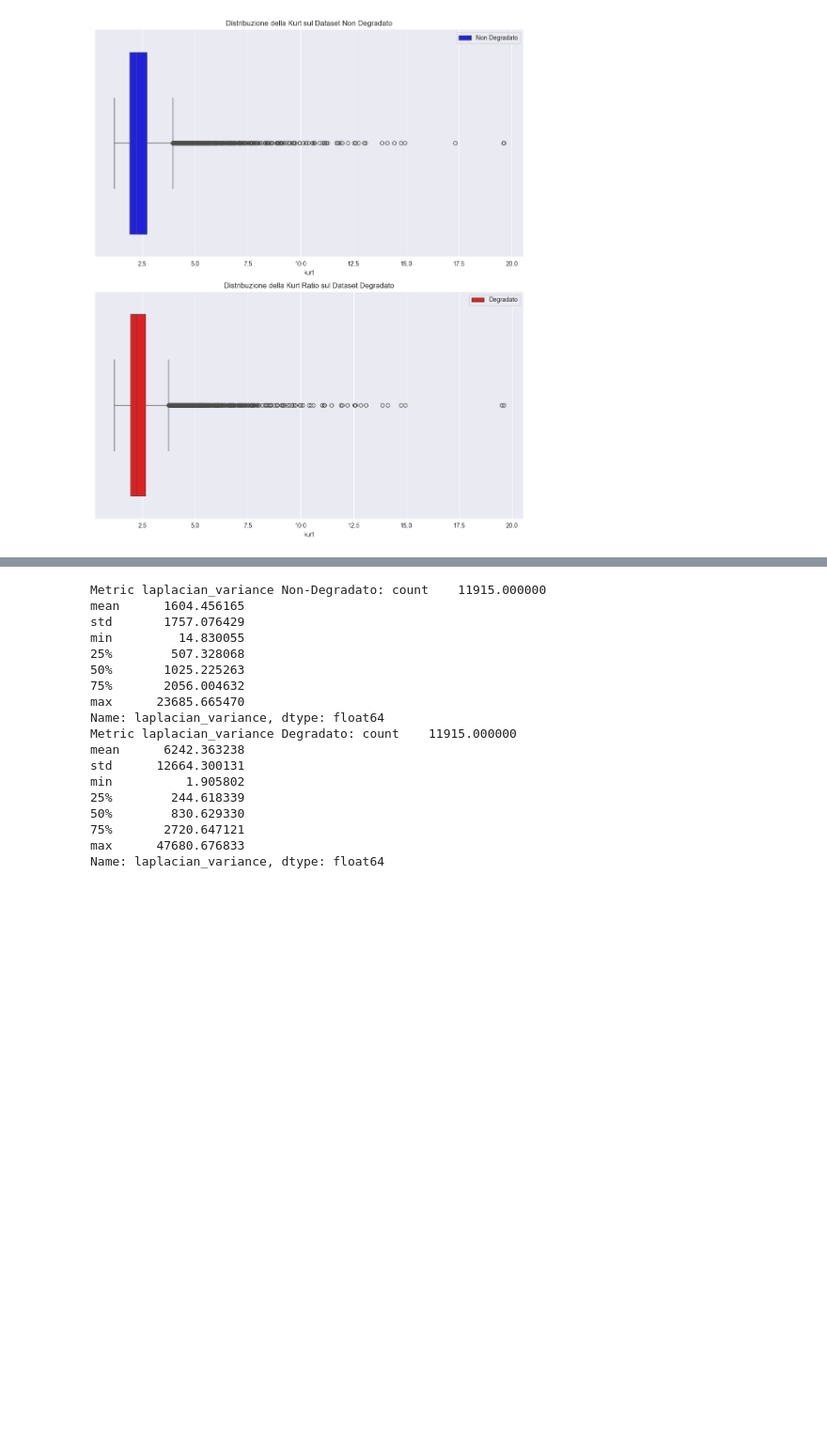
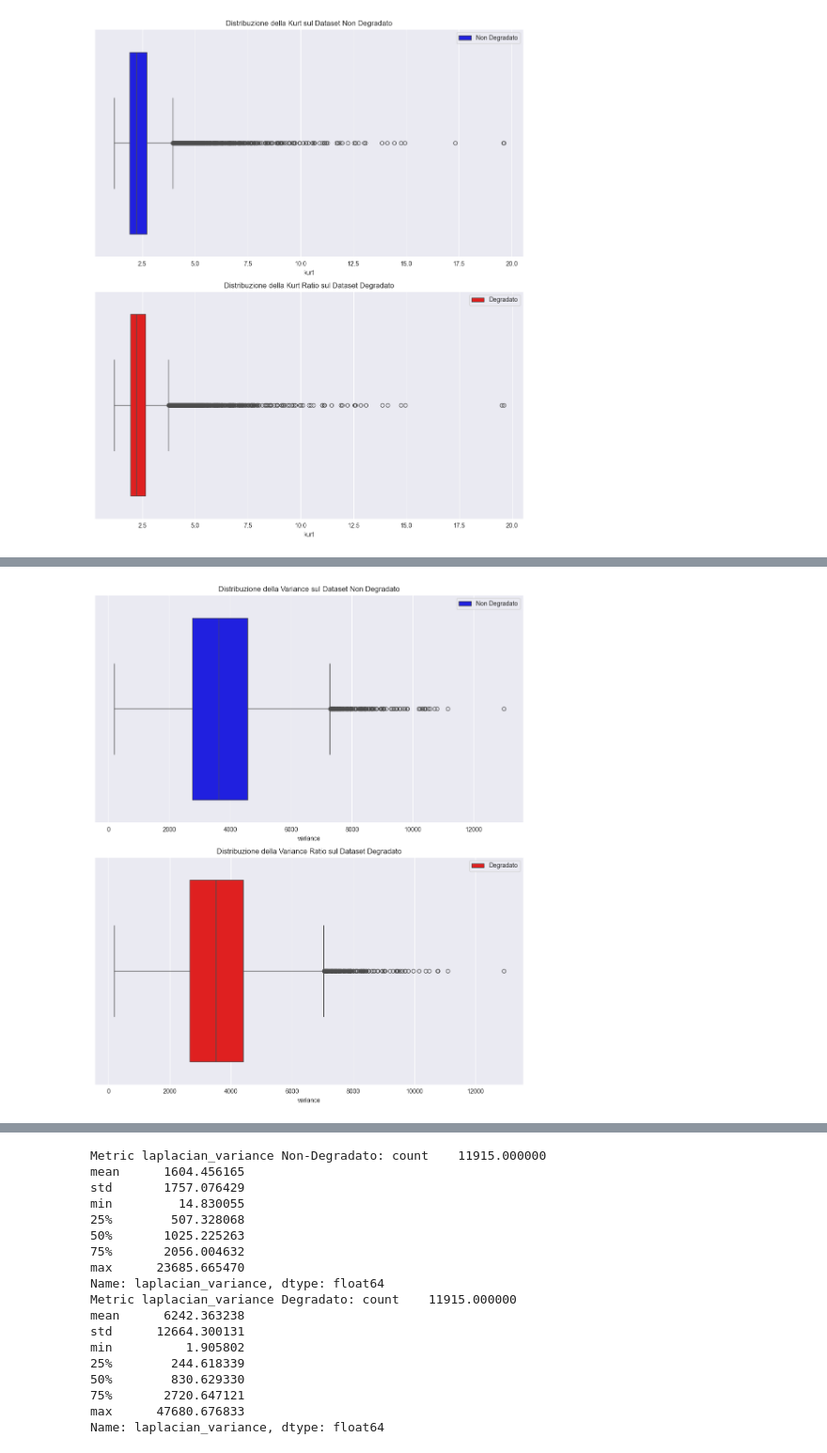
Before and after one commit to MassimoZarantonello2/VisualFoodRecognitionProject, a Jupyter notebook: pipeline_degraded/Noise_Metric_Analysis.ipynb, the cells around one changed output, grey strips where cells are left out. Shown at 94% size. Drawn from its saved outputs; the diff is of its cells as text; code cells hidden in the pictures; blank space fills up the shorter version.

```diff
--- a/pipeline_degraded/Noise_Metric_Analysis.ipynb
+++ b/pipeline_degraded/Noise_Metric_Analysis.ipynb
@@ -295,0 +292,17 @@ Name: gdf_entropy, dtype: float64
+# %%
+plt.figure(figsize=(10, 12))
+
+plt.subplot(2, 1, 1)
+sns.boxplot(data=df_non_degradato[metric], orient='h', color='blue', label='Non Degradato')
+plt.title(f'Distribuzione della {metric.replace("_", " ").title()} sul Dataset Non Degradato')
+plt.legend()
+
+plt.subplot(2, 1, 2)
+sns.boxplot(data=df_degradato[metric], orient='h', color='red', label='Degradato')
+plt.title(f'Distribuzione della {metric.replace("_", " ").title()} Ratio sul Dataset Degradato')
+plt.legend()
+
+plt.tight_layout()
+plt.show()
+# %% [output]
+[figure, added]
```
Also changed, not shown: parts of 7 cells of this notebook, 5 other files.
